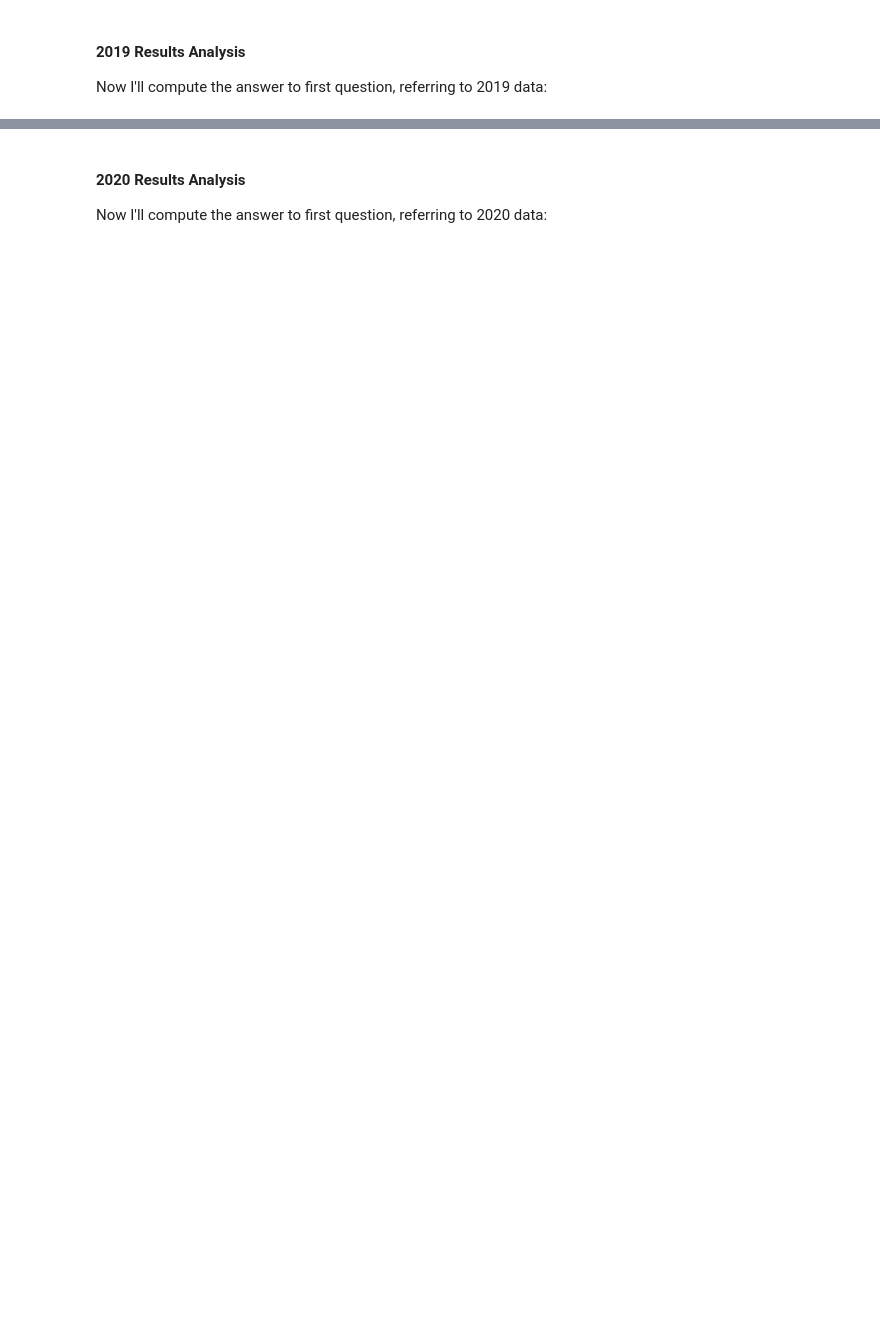
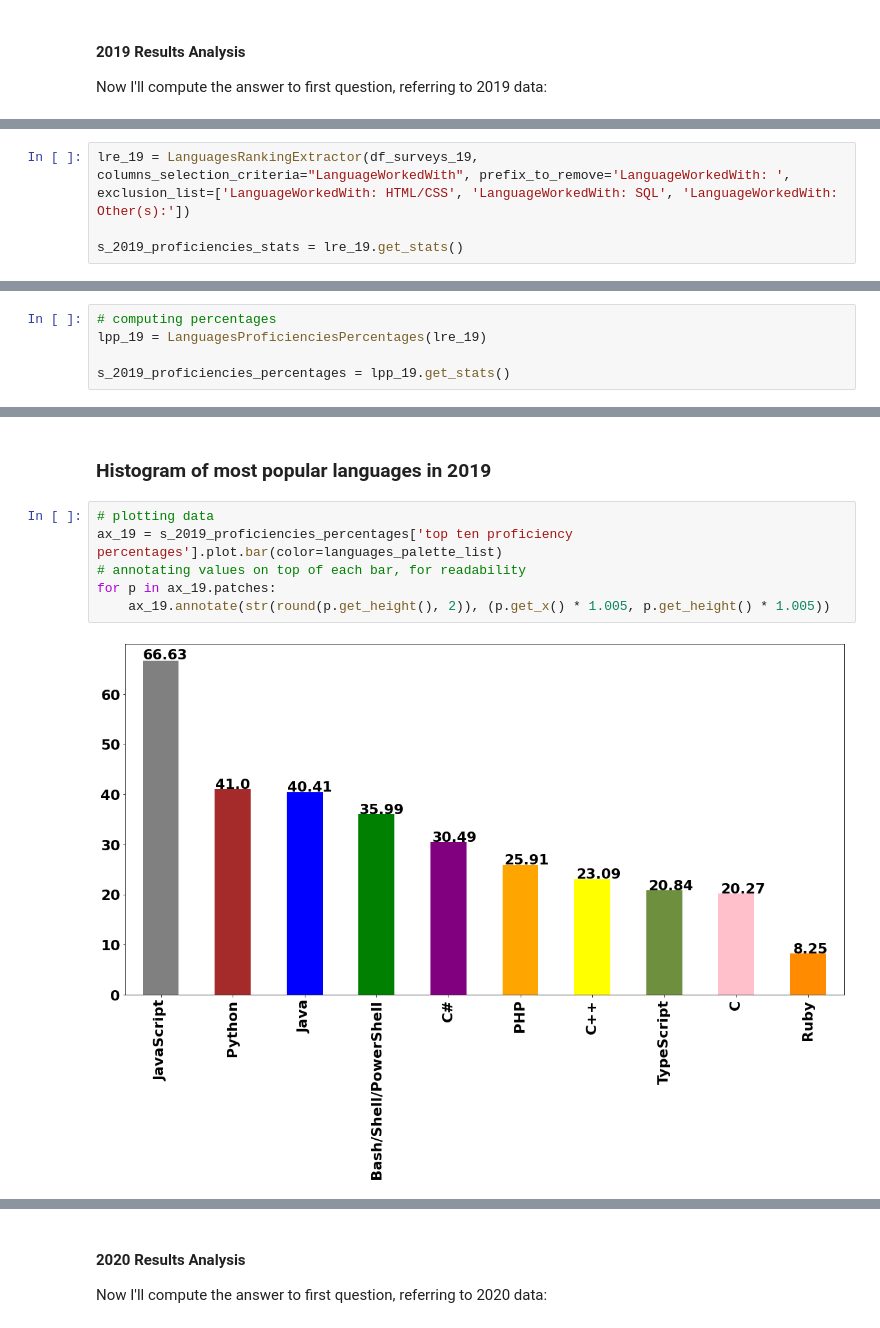
Before and after one commit to alfreedolf/stackoverflow_multiple_years, a Jupyter notebook: notebooks/1.LanguagesPopularityByYear.ipynb, the cells around one changed output, grey strips where cells are left out. Cells and saved outputs as stored; diff of their text form; blank space fills up the shorter version.

```diff
--- a/notebooks/1.LanguagesPopularityByYear.ipynb
+++ b/notebooks/1.LanguagesPopularityByYear.ipynb
@@ -1420,0 +1429,4 @@ dtype: float64
+# %%
+lre_19 = LanguagesRankingExtractor(df_surveys_19, columns_selection_criteria="LanguageWorkedWith", prefix_to_remove='LanguageWorkedWith: ', exclusion_list=['LanguageWorkedWith: HTML/CSS', 'LanguageWorkedWith: SQL', 'LanguageWorkedWith: Other(s):'])
+
+s_2019_proficiencies_stats = lre_19.get_stats()
@@ -1420,0 +1447,5 @@ dtype: float64
+# %%
+# computing percentages
+lpp_19 = LanguagesProficienciesPercentages(lre_19)
+
+s_2019_proficiencies_percentages = lpp_19.get_stats()
@@ -1421,3 +1472,13 @@ dtype: float64
+# %% [markdown]
+### Histogram of most popular languages in 2019
+# %%
+# plotting data
+ax_19 = s_2019_proficiencies_percentages['top ten proficiency percentages'].plot.bar(color=languages_palette_list)
+# annotating values on top of each bar, for readability
+for p in ax_19.patches:
+    ax_19.annotate(str(round(p.get_height(), 2)), (p.get_x() * 1.005, p.get_height() * 1.005))
+# %% [output]
+[figure, added]
 # %% [markdown]
 Top 5 languages in 2019: <br>
 1. JavaScript
```
Also changed, not shown: parts of 22 cells of this notebook.
